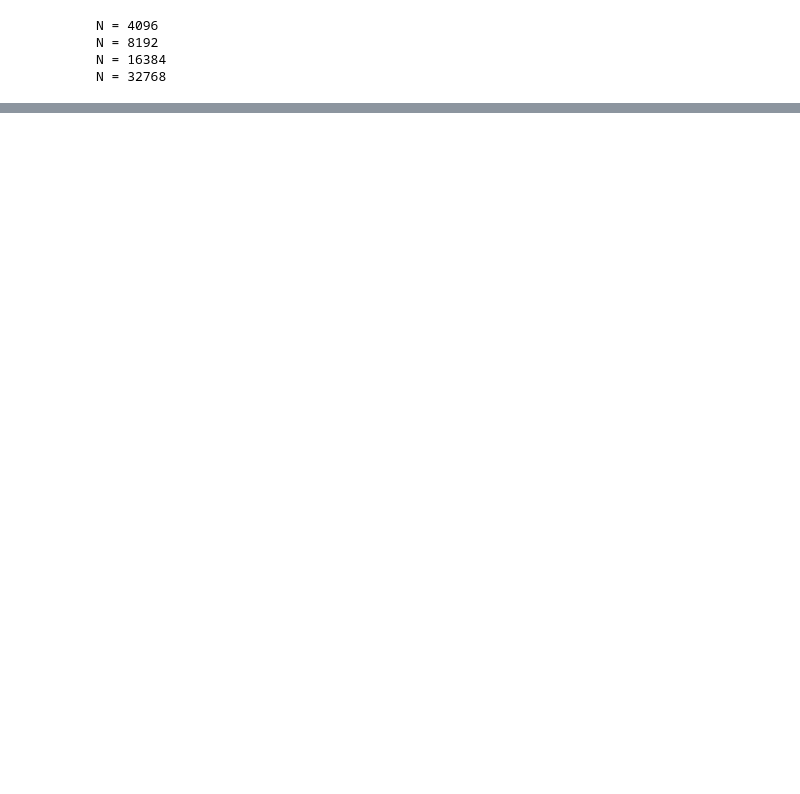
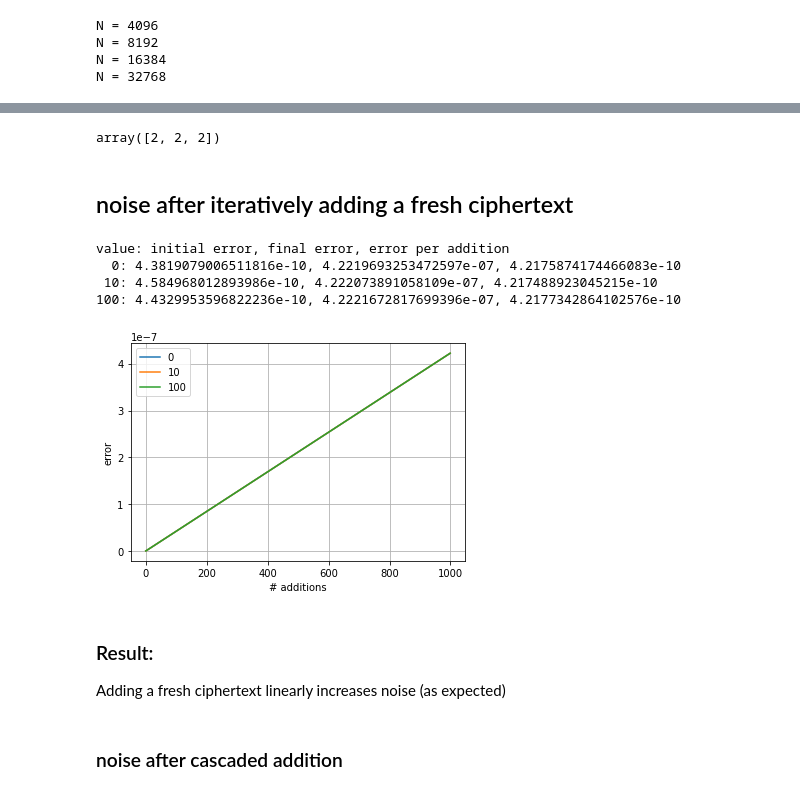
Before and after one commit to MartinNoc/SMiLe, a Jupyter notebook: demos/TenSEAL/noise_and_error.ipynb, the cells around one changed output, grey strips where cells are left out. Saved outputs shown, nothing was run; the diff lists cells and outputs as text; code cells hidden in the pictures; blank space fills up the shorter version.

Commit message:
TenSEAL noise and error evaluation for HE-MAN

```diff
--- a/demos/TenSEAL/noise_and_error.ipynb
+++ b/demos/TenSEAL/noise_and_error.ipynb
@@ -183,7 +182,7 @@ scale = 40, mean err: 4.4144652262545484e-10, 4.386362476505993e-10
 # plot errors vs. N and scale
 rounds = 100
 
-n = list(range(13,15))
+n = list(range(12,16))
 bit_scales = list(range(20,51))
 e = []
 
@@ -257,0 +332,59 @@ Error: Session cannot generate requests
+# %%
+np.full(3,2)
+# %% [output]
+array([2, 2, 2])
+# %% [markdown]
+## noise after iteratively adding a fresh ciphertext
+# %%
+N = 4096
+max_additions = 1000
+
+values = [0,10,100]
+
+context = ts.context(
+    ts.SCHEME_TYPE.CKKS,
+    poly_modulus_degree=N,
+    coeff_mod_bit_sizes=[54,54]
+)
+context.global_scale = pow(2,40)
+context.generate_galois_keys()
+
+enc_dict = {v: ts.ckks_vector(context, np.full(N//2, v)) for v in values}
+
+initial_errors = {k: np.abs(v.decrypt() - np.full(N//2,k)).mean() for k,v in enc_dict.items()}
+
+enc_zeros = ts.ckks_vector(context, np.zeros(N//2))
+
+errors = {v: np.empty(max_additions) for v in values}
+
+for i in range(max_additions):
+    for k,v in enc_dict.items():
+        enc_dict[k] = v + enc_zeros
+        errors[k][i] = np.abs(enc_dict[k].decrypt() - np.full(N//2,k)).mean()
+# %%
+print("value: initial error, final error, error per addition")
+for v in values:
+    print(f"{v:3d}: {initial_errors[v]}, {errors[v][-1]}, {(errors[v][-1] - initial_errors[v]) / max_additions}")
+
+Y = []
+for k,v in errors.items():
+    Y.append(v)
+    plt.plot(v,label=k)
+
+plt.legend()
+plt.grid(True)
+plt.xlabel("# additions")
+plt.ylabel("error")
+plt.show()
+# %% [output]
+value: initial error, final error, error per addition
+  0: 4.3819079006511816e-10, 4.2219693253472597e-07, 4.2175874174466083e-10
+ 10: 4.584968012893986e-10, 4.222073891058109e-07, 4.217488923045215e-10
+100: 4.4329953596822236e-10, 4.2221672817699396e-07, 4.2177342864102576e-10
+[figure, added]
+# %% [markdown]
+### Result:
+
+Adding a fresh ciphertext linearly increases noise (as expected)
+# %% [markdown]
+### noise after cascaded addition
```
Also changed, not shown: parts of 49 cells of this notebook, 1 other file.
